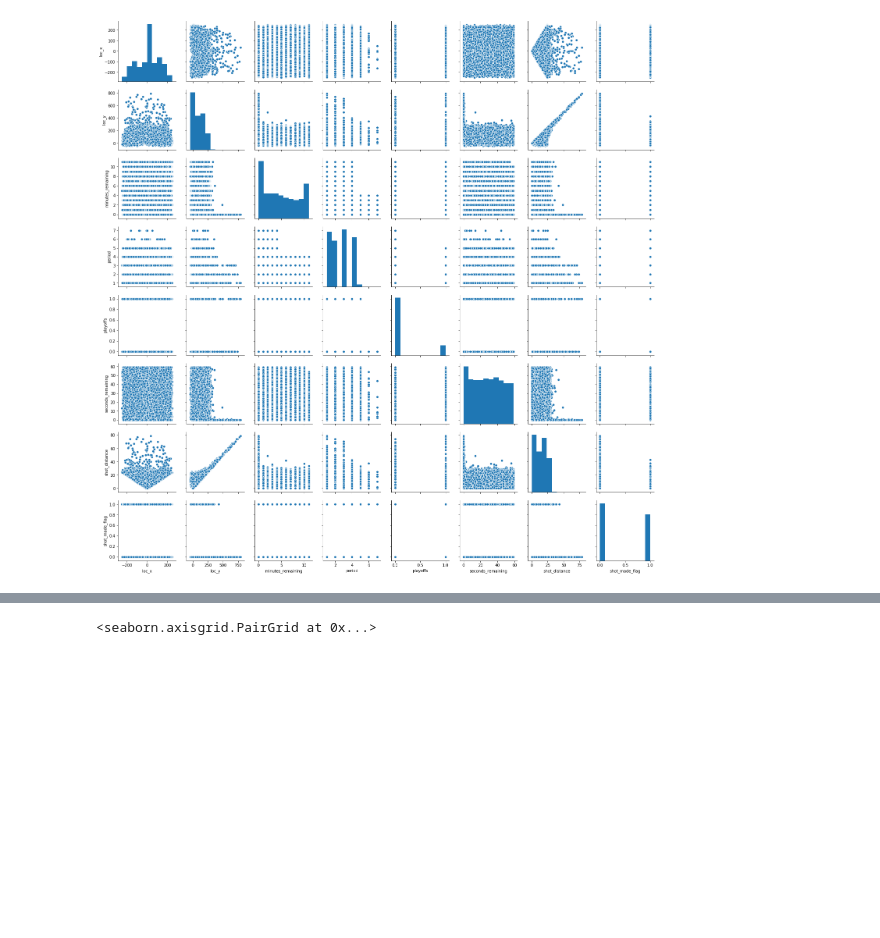
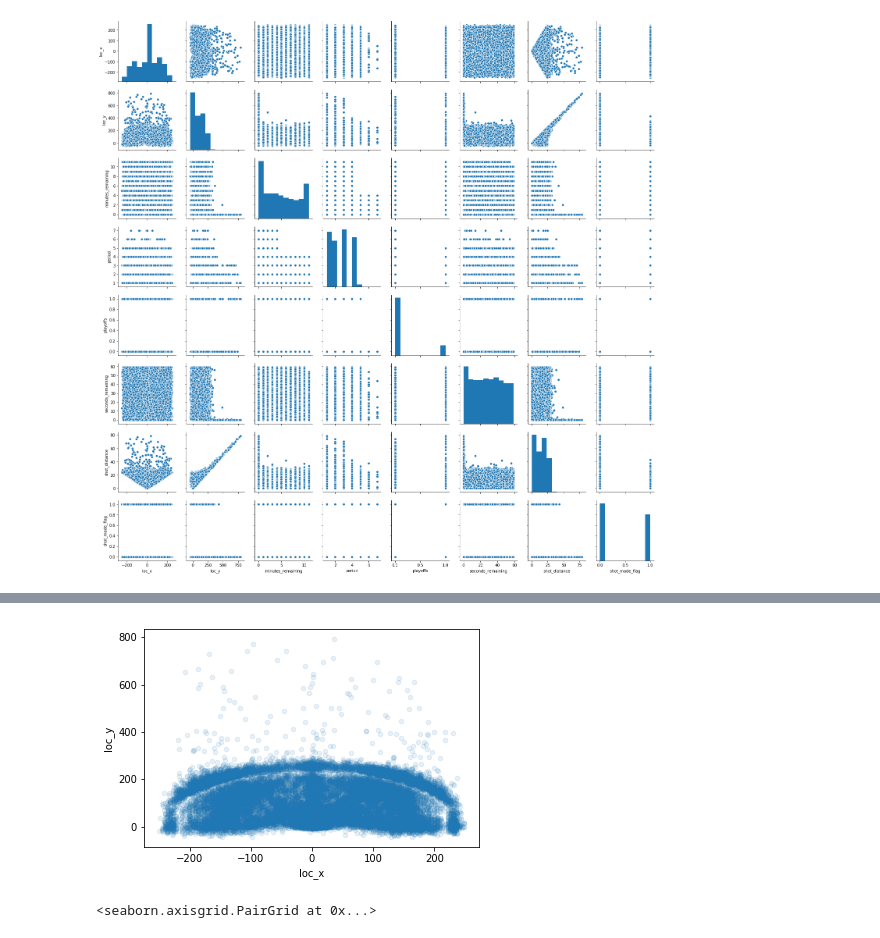
Before and after one commit to zamarseny/homework_python, a Jupyter notebook: 3_3 HW_Kobe.ipynb, the cells around one changed output, grey strips where cells are left out. Cells and saved outputs as stored; diff of their text form; code cells hidden in the pictures; blank space fills up the shorter version.

```diff
--- a/3_3 HW_Kobe.ipynb
+++ b/3_3 HW_Kobe.ipynb
@@ -163,3 +173,7 @@ sns.pairplot(kobe_df, vars=['lat', 'loc_x', 'loc_y', 'lon'],
 #lat, lon можно выбросить. Т.к. они повторяют loc_x, loc_y
 # %%
 kobe_df.drop(columns=['lat', 'lon'], inplace=True)
+# %%
+_ = kobe_df.plot(kind="scatter", x="loc_x", y="loc_y", alpha=0.1)
+# %% [output]
+[figure, added]
```
Also changed, not shown: parts of 63 cells of this notebook.
